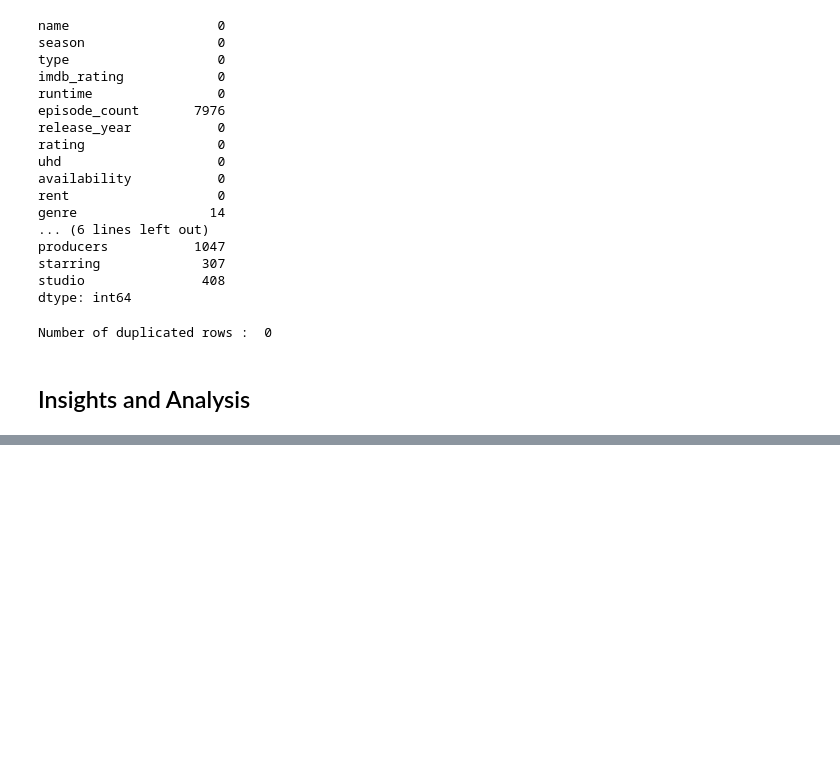
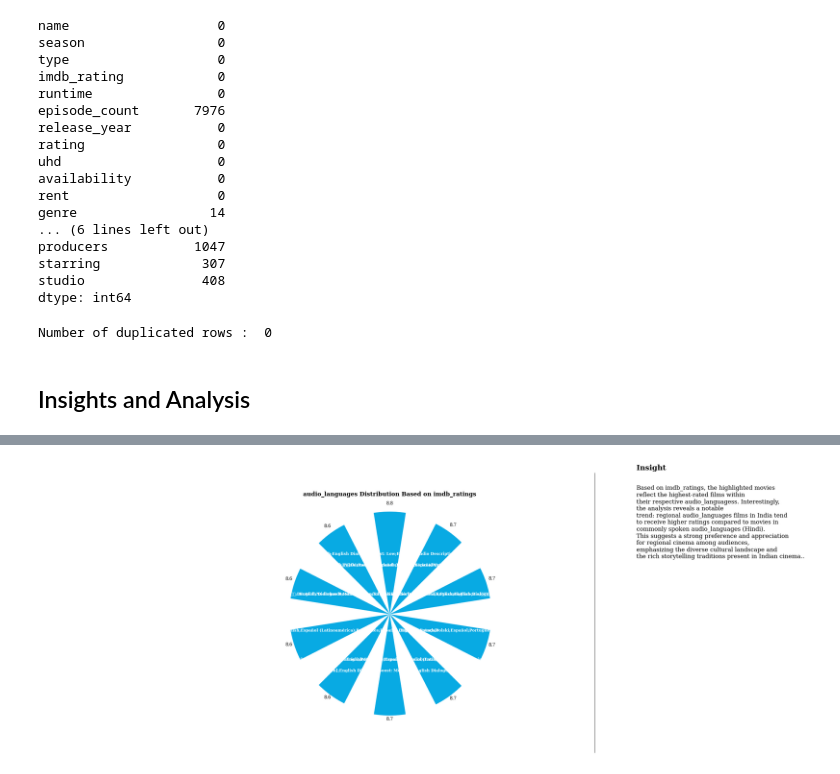
Before and after one commit to Nirajjj11/ml_learning, a Jupyter notebook: eda/eda_on_AmazonPrime.ipynb, the cells around one changed output, grey strips where cells are left out. Saved outputs shown, nothing was run; the diff lists cells and outputs as text; code cells hidden in the pictures; blank space fills up the shorter version.

```diff
--- a/eda/eda_on_AmazonPrime.ipynb
+++ b/eda/eda_on_AmazonPrime.ipynb
@@ -273,0 +406,74 @@ Number of duplicated rows :  0
+# %%
+# Convert 'imdb_rating' to numeric
+df['imdb_rating'] = pd.to_numeric(df['imdb_rating'], errors='coerce')
+
+# Group by 'audio_languages' and calculate mean imdb_rating for the top 10
+Lang_dis = df.groupby('audio_languages')['imdb_rating'].mean().sort_values(ascending=False)[:10]
+
+# Compute the number of bars
+num_bars = len(Lang_dis)
+
+# Set the angles for each bar
+angles = np.linspace(0, 2 * np.pi, num_bars, endpoint=False).tolist()
+
+# The width of each bar
+width = np.pi / num_bars
+
+# Initialize the figure with one subplot
+fig, ax = plt.subplots(1, 1, figsize=(12, 8), subplot_kw=dict(polar=True))
+
+
+# Remove the axis
+ax.axis('off')
+
+# Plot each bar on the polar plot
+for angle, value, lang_name in zip(angles, Lang_dis, Lang_dis.index):
+    # imdb_rating labels
+    imdb_rating_label = f'{value:.1f}'
+    if value > 6.4:
+        bar_color = '#08AAE3'  # Change color if rating is above 6.4
+    else:
+        bar_color = '#233D53'
+    ax.bar(angle, value, width=width, color=bar_color)
+    # audio_languages name labels
+    ax.text(angle, 5, lang_name, ha='center', va='bottom', fontsize=8, fontfamily='serif', color='white', fontweight='bold')
+    # imdb_rating labels above the axis
+    ax.text(angle, value + 0.5, imdb_rating_label, ha='center', va='bottom', fontsize=9, fontfamily='serif', color='black')
+
+# Set the label position
+ax.set_theta_offset(np.pi / 2)
+ax.set_theta_direction(-1)
+ax.set_xticks(angles)
+ax.set_xticklabels(Lang_dis.index, fontsize=10, fontfamily='serif')
+
+# Add text for the insight
+fig.text(1.1, 1.01, 'Insight', fontsize=15, fontweight='bold', fontfamily='serif')
+fig.text(1.1, 0.67, '''
+Based on imdb_ratings, the highlighted movies
+reflect the highest-rated films within
+their respective audio_languagess. Interestingly,
+the analysis reveals a notable
+trend: regional audio_languages films in India tend
+to receive higher ratings compared to movies in
+commonly spoken audio_languages (Hindi).
+This suggests a strong preference and appreciation
+for regional cinema among audiences,
+emphasizing the diverse cultural landscape and
+the rich storytelling traditions present in Indian cinema..
+'''
+, fontsize=12, fontweight='light', fontfamily='serif')
+
+import matplotlib.lines as lines
+
+l1 = lines.Line2D([1, 1], [0, 1], transform=fig.transFigure, figure=fig, color='black', lw=0.7)
+fig.lines.extend([l1])
+
+ax.set_xticks(angles)
+ax.set_xticklabels(Lang_dis.index, fontsize=10, fontfamily='serif')
+
+plt.title('audio_languages Distribution Based on imdb_ratings', fontsize=12, fontweight='bold', fontfamily='serif', loc='center')
+
+ax.tick_params(axis=u'both', which=u'both', length=0)
+plt.show()
+# %% [output]
+[figure, added]
```
Also changed, not shown: parts of 5 cells of this notebook.
